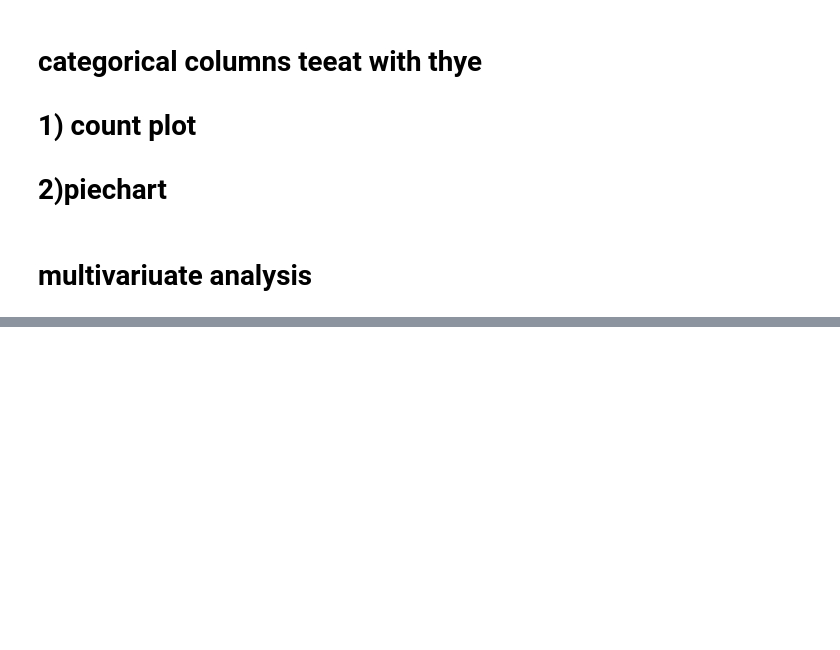
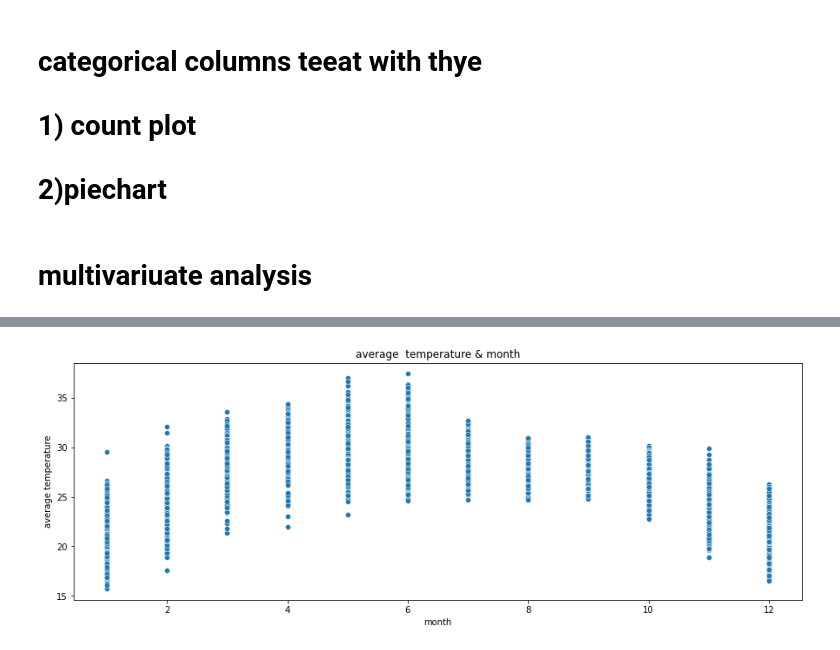
Before and after one commit to Madhukumarmogulla/wheather-data-prediction, a Jupyter notebook: my_project_1(EDA).ipynb, the cells around one changed output, grey strips where cells are left out. Cells and saved outputs as stored; diff of their text form; code cells hidden in the pictures; blank space fills up the shorter version.

```diff
--- a/my_project_1(EDA).ipynb
+++ b/my_project_1(EDA).ipynb
@@ -588,0 +592,9 @@ x = bhubhneshwar['tmin']
+# %%
+plt.figure(figsize=(15,5))
+plt.title('average  temperature & month')
+plt.xlabel('month')
+plt.ylabel('average temperature')
+sns.scatterplot(bhubhneshwar['month'],bhubhneshwar['tavg'])
+plt.show()
+# %% [output]
+[figure, added]
```
Also changed, not shown: parts of 33 cells of this notebook.
